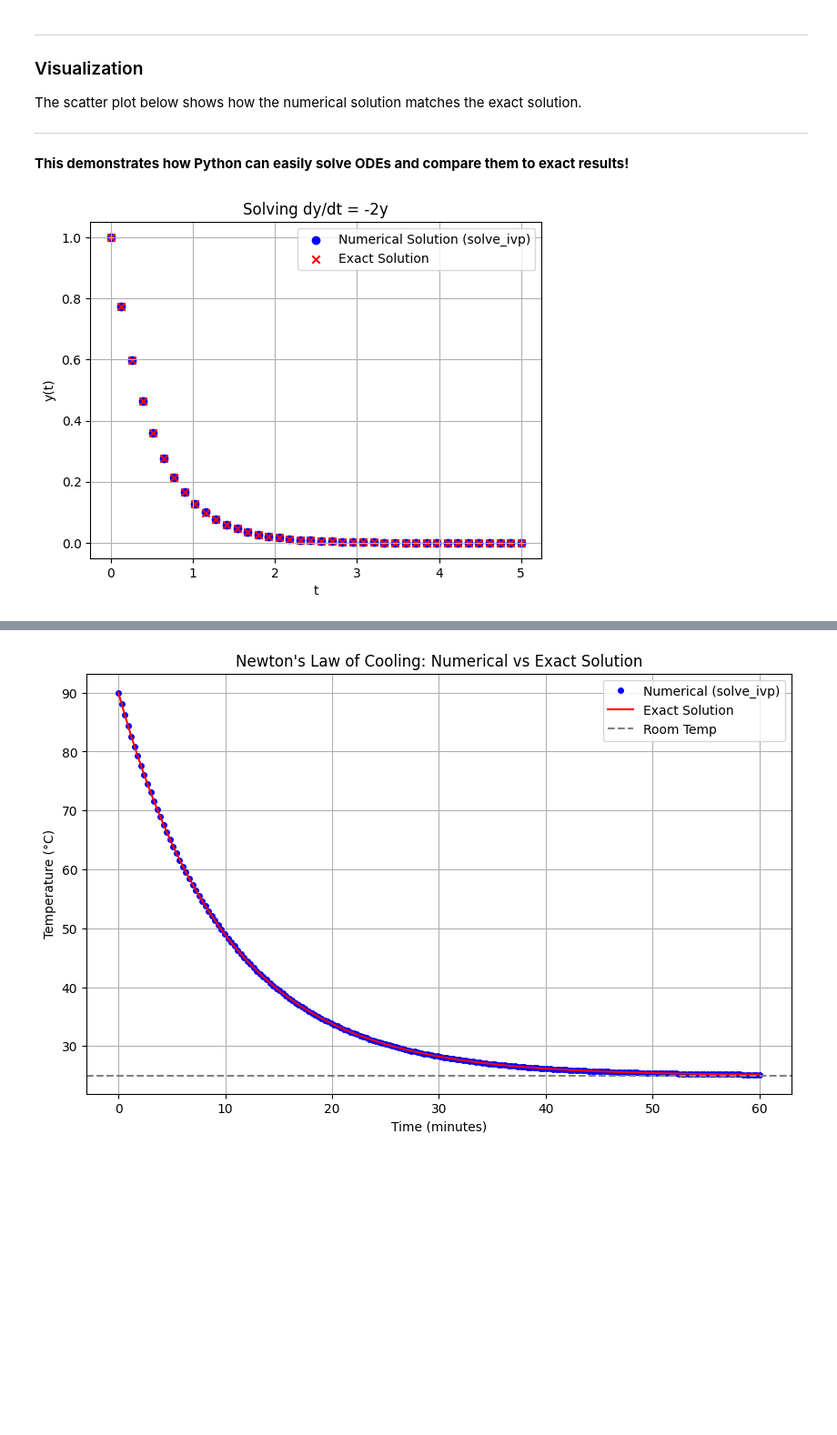
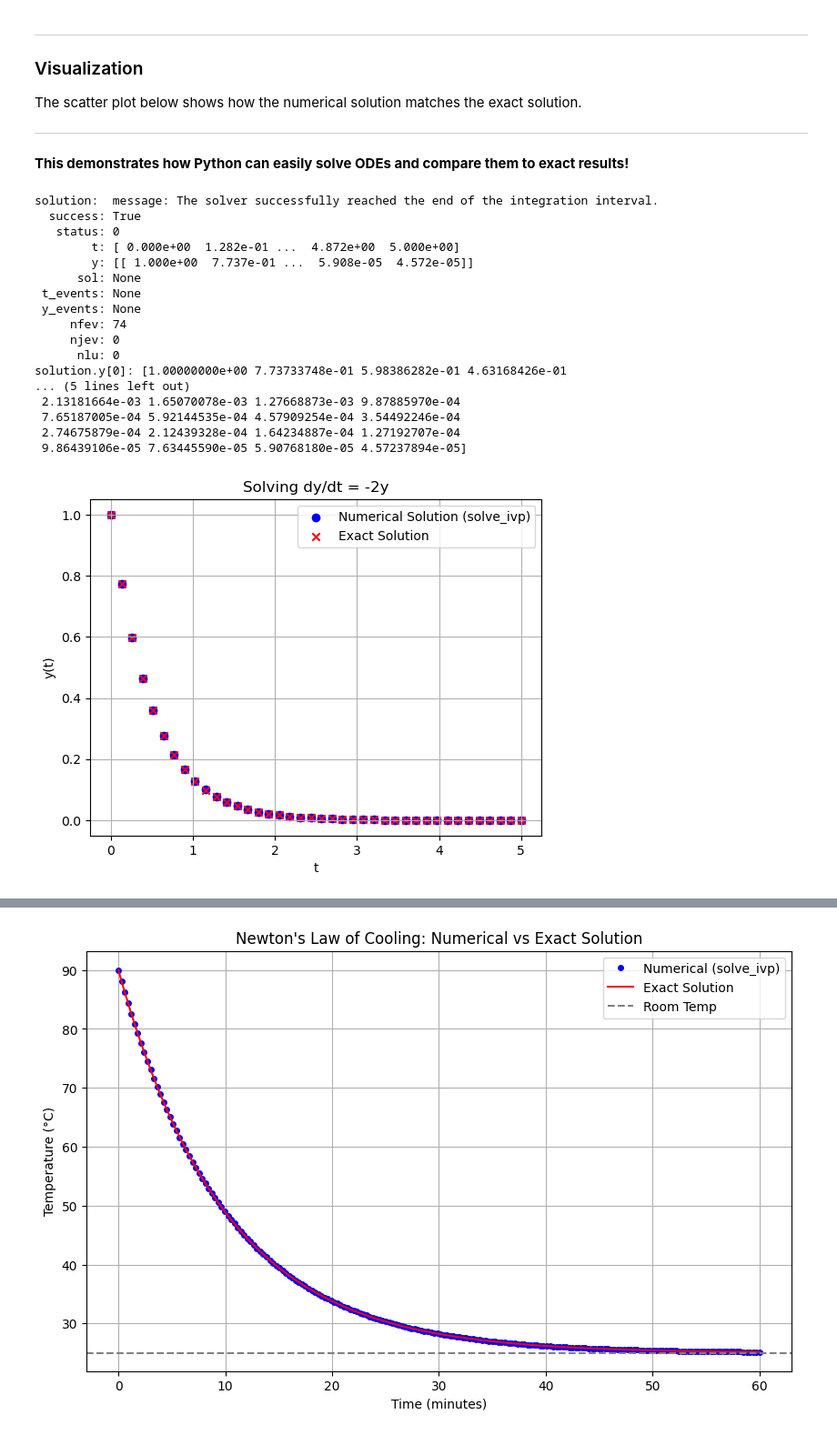
Before and after one commit to ash322ash422/tut_pandas_numpy, a Jupyter notebook: tut_scipy/2_1_ODE_1_1stOrder_NewtonLawOfCooling.ipynb, the cells around one changed output, grey strips where cells are left out. Shown: that part at 91% size. Saved outputs shown, nothing was run; the diff lists cells and outputs as text; code cells hidden in the pictures; blank space fills up the shorter version.

```diff
--- a/tut_scipy/2_1_ODE_1_1stOrder_NewtonLawOfCooling.ipynb
+++ b/tut_scipy/2_1_ODE_1_1stOrder_NewtonLawOfCooling.ipynb
@@ -44,38 +44,57 @@ The scatter plot below shows how the numerical solution matches the exact soluti
 import numpy as np
 from scipy.integrate import solve_ivp
 import matplotlib.pyplot as plt
 
 # Define the ODE as a Python function
 def dydt(t, y):
     return -2 * y
 
 # Initial condition
 y0 = [1]
 
+NUMBER_OF_POINTS = 40 # NOTE change this to show more points
 # Time span for the solution
 t_span = (0, 5)  # From t=0 to t=5
+t_eval = np.linspace(0, 5, NUMBER_OF_POINTS)
 
-NUMBER_OF_POINTS = 40 # NOTE change this to show more points
 # Solve the ODE
-solution = solve_ivp(dydt, t_span, y0, t_eval=np.linspace(0, 5, NUMBER_OF_POINTS))
-# print(f"solution:{solution}")
+solution = solve_ivp(dydt, t_span, y0, t_eval=t_eval)
+print(f"solution:{solution}")
+print(f"solution.y[0]: {solution.y[0]}")
 
 # Exact solution for comparison
 t_exact = np.linspace(0, 5, NUMBER_OF_POINTS)
 y_exact = np.exp(-2 * t_exact) # This is the exact solution
 
-# Plot the numerical and exact solution with different markers
+# Lets compare by plotting the numerical and exact solution with different markers
 plt.scatter(solution.t, solution.y[0], marker='o', color='blue', label='Numerical Solution (solve_ivp)')
 plt.scatter(t_exact, y_exact, marker='x', color='red', label='Exact Solution')
 
 plt.xlabel('t')
 plt.ylabel('y(t)')
 plt.title('Solving dy/dt = -2y')
 plt.legend()
 plt.grid()
 plt.show()
 # %% [output]
+solution:  message: The solver successfully reached the end of the integration interval.
+  success: True
+   status: 0
+        t: [ 0.000e+00  1.282e-01 ...  4.872e+00  5.000e+00]
+        y: [[ 1.000e+00  7.737e-01 ...  5.908e-05  4.572e-05]]
+      sol: None
+ t_events: None
+ y_events: None
+     nfev: 74
+     njev: 0
+      nlu: 0
+solution.y[0]: [1.00000000e+00 7.73733748e-01 5.98386282e-01 4.63168426e-01
+... (5 lines left out)
+ 2.13181664e-03 1.65070078e-03 1.27668873e-03 9.87885970e-04
+ 7.65187005e-04 5.92144535e-04 4.57909254e-04 3.54492246e-04
+ 2.74675879e-04 2.12439328e-04 1.64234887e-04 1.27192707e-04
+ 9.86439106e-05 7.63445590e-05 5.90768180e-05 4.57237894e-05]
-[figure, old version]
+[figure, new version]
 # %% [markdown]
 ## APPLICATION2: Cooling of a Hot Object (Newton’s Law of Cooling)
 
```
Also changed, not shown: parts of 2 cells of this notebook, 8 other files.
